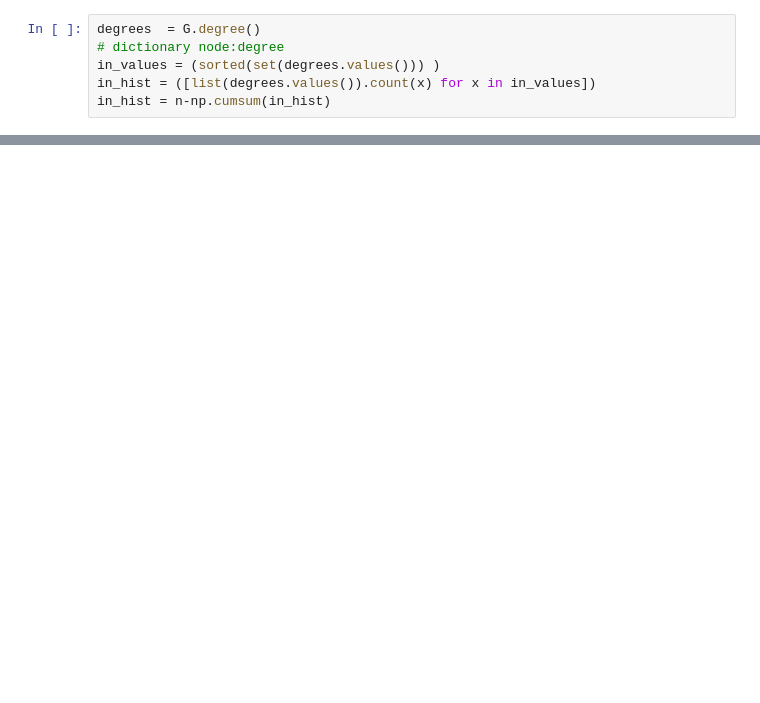
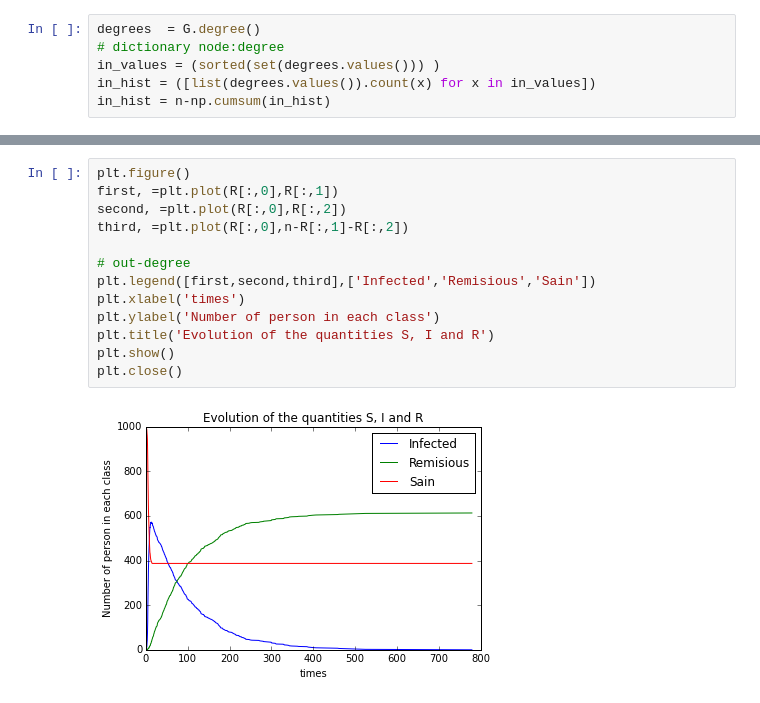
Before and after one commit to PeterJackNaylor/StatEpidio, a Jupyter notebook: Epidemiologie_Peter.ipynb, the cells around one changed output, grey strips where cells are left out. Cells and saved outputs as stored; diff of their text form; blank space fills up the shorter version.

```diff
--- a/Epidemiologie_Peter.ipynb
+++ b/Epidemiologie_Peter.ipynb
@@ -213,0 +252,15 @@ sum([1 for st in States if st!="S"])
+# %%
+plt.figure()
+first, =plt.plot(R[:,0],R[:,1])
+second, =plt.plot(R[:,0],R[:,2])
+third, =plt.plot(R[:,0],n-R[:,1]-R[:,2])
+
+# out-degree
+plt.legend([first,second,third],['Infected','Remisious','Sain'])
+plt.xlabel('times')
+plt.ylabel('Number of person in each class')
+plt.title('Evolution of the quantities S, I and R')
+plt.show()
+plt.close()
+# %% [output]
+[figure, added]
```
Also changed, not shown: parts of 8 cells of this notebook.
